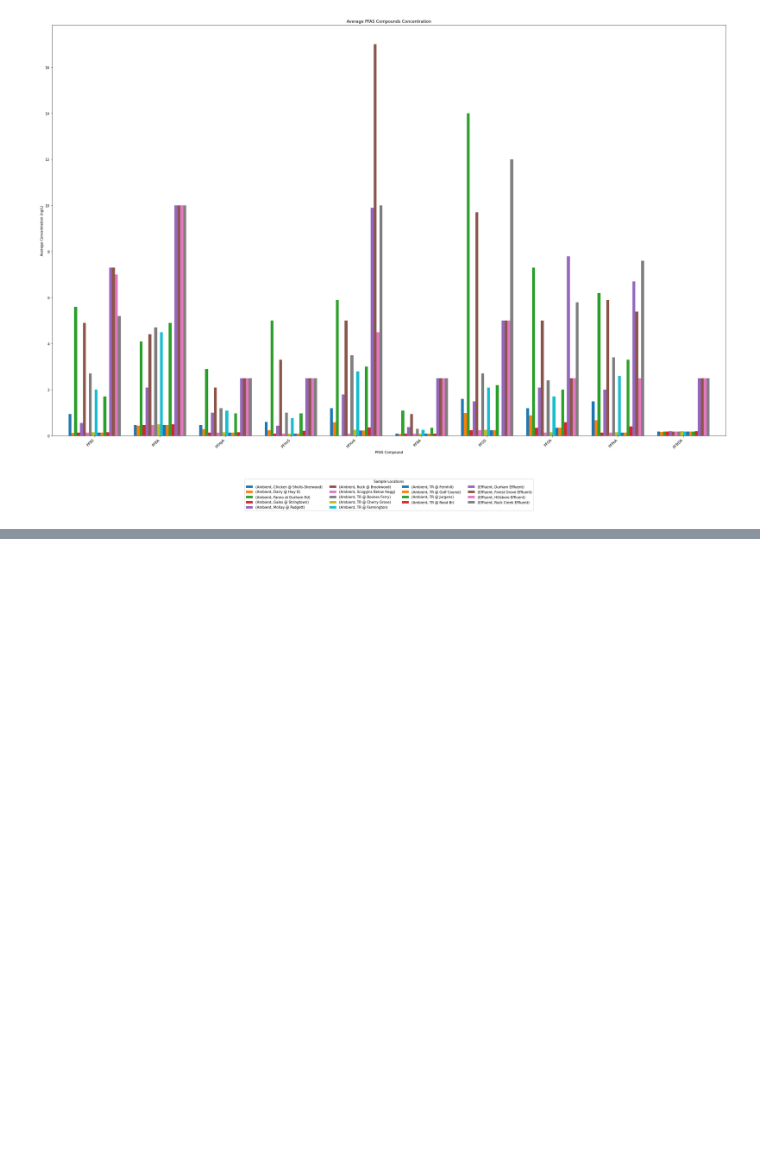
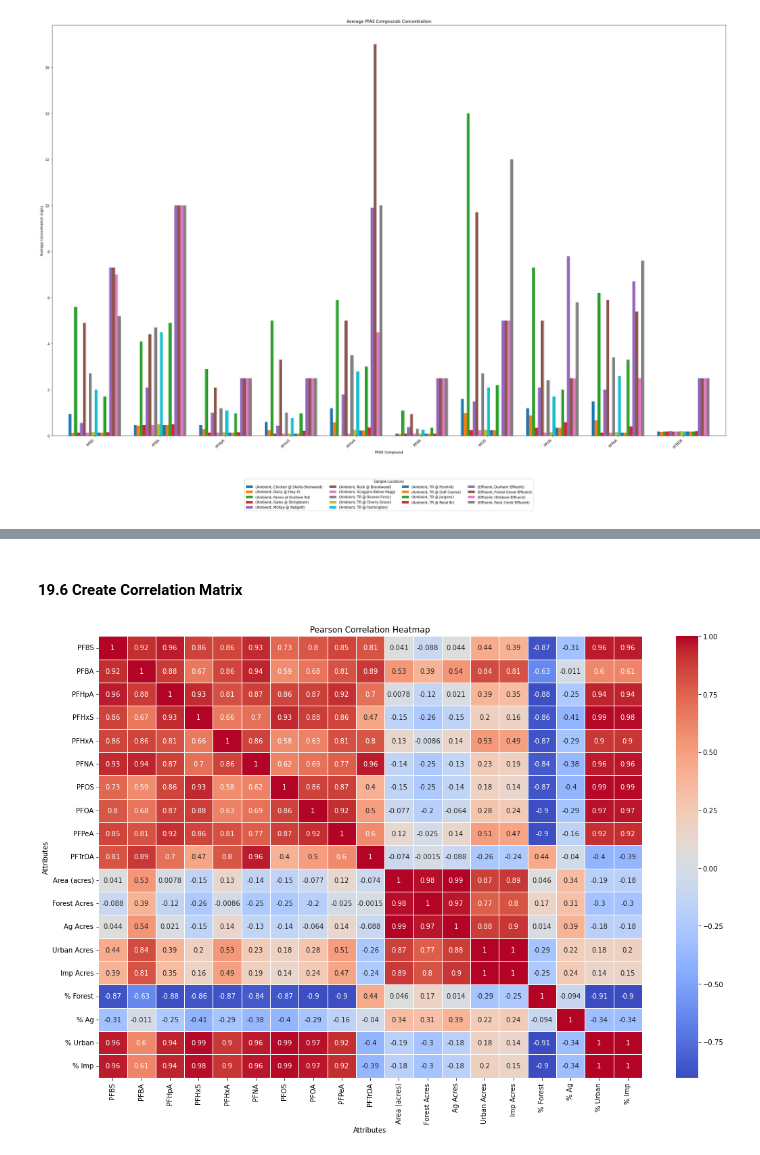
Before and after one commit to Clean-Water-Services/Jupyter-Notebooks, a Jupyter notebook: PFAS_Toolbox.ipynb, the cells around one changed output, grey strips where cells are left out. Drawn from its saved outputs; the diff is of its cells as text; code cells hidden in the pictures; blank space fills up the shorter version.

Commit message:
Created Toolbox for PFAS method comparison and added correlation analysis on PFAS Toolbox

```diff
--- a/PFAS_Toolbox.ipynb
+++ b/PFAS_Toolbox.ipynb
@@ -3366,0 +3533,9 @@ data_df
+# %%
+pivot_table=create_filtered_pivot_table(data_df, qual_summary_filter, start_date, end_date, type_filter, pfas_compound_filter, sample_location_filter)
+
+# Rename the index of data_df using the mapping (No need to change)
+pivot_table.index = pivot_table.index.map(pfas_mapping)
+
+pivot_table=pivot_table.transpose().reset_index(level=0, drop=True)
+
+pivot_table
@@ -3366,0 +3563,17 @@ data_df
+# %%
+# Example usage:
+
+#Specify where the file is saved use '/' instead of '\'
+excel_file_path = 'U:/Research_and_Innovation/_ModellingGroupProjects/PFAS Investigations/Data and analysis/Database as of 11-27-2023 w Plots for ACWA Toxics.xlsm'
+#Specify sheet name
+sheet_name = 'June 2023 Ambient Flows'
+
+#Call data import function
+sites_df = read_excel_sheet(excel_file_path, sheet_name)
+
+#drop multiple columns by name
+sites_df.drop(['Unnamed: 0', 'June 2023 Flow (cfs)','Source Notes'], axis=1, inplace=True)
+
+# setting 	WRRF Effluents for Ambient as index column
+sites_df.set_index("WRRF Effluents for Ambient", inplace = True)
+sites_df.head()
@@ -3366,0 +3590,4 @@ data_df
+# %%
+# Merge dataframes
+merged_df = pd.merge(pivot_table, sites_df, left_index=True, right_index=True, how='inner')
+merged_df.head()
@@ -3366,0 +3602,6 @@ data_df
+# %% [markdown]
+#### 19.6 Create Correlation Matrix
+# %%
+plot_correlation_heatmap(merged_df, fig_size=(18,12))
+# %% [output]
+[figure, added]
```
Also changed, not shown: parts of 28 cells of this notebook, 1 other file.
